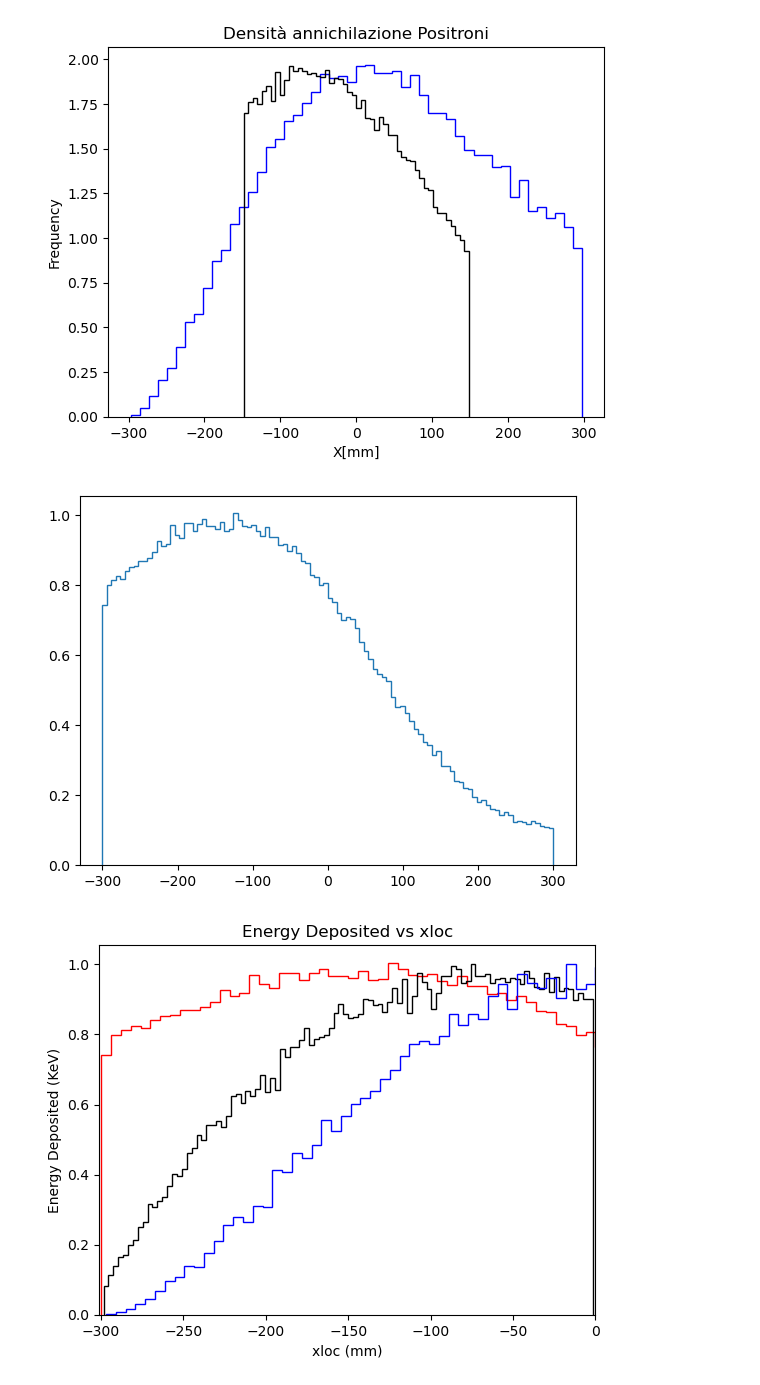
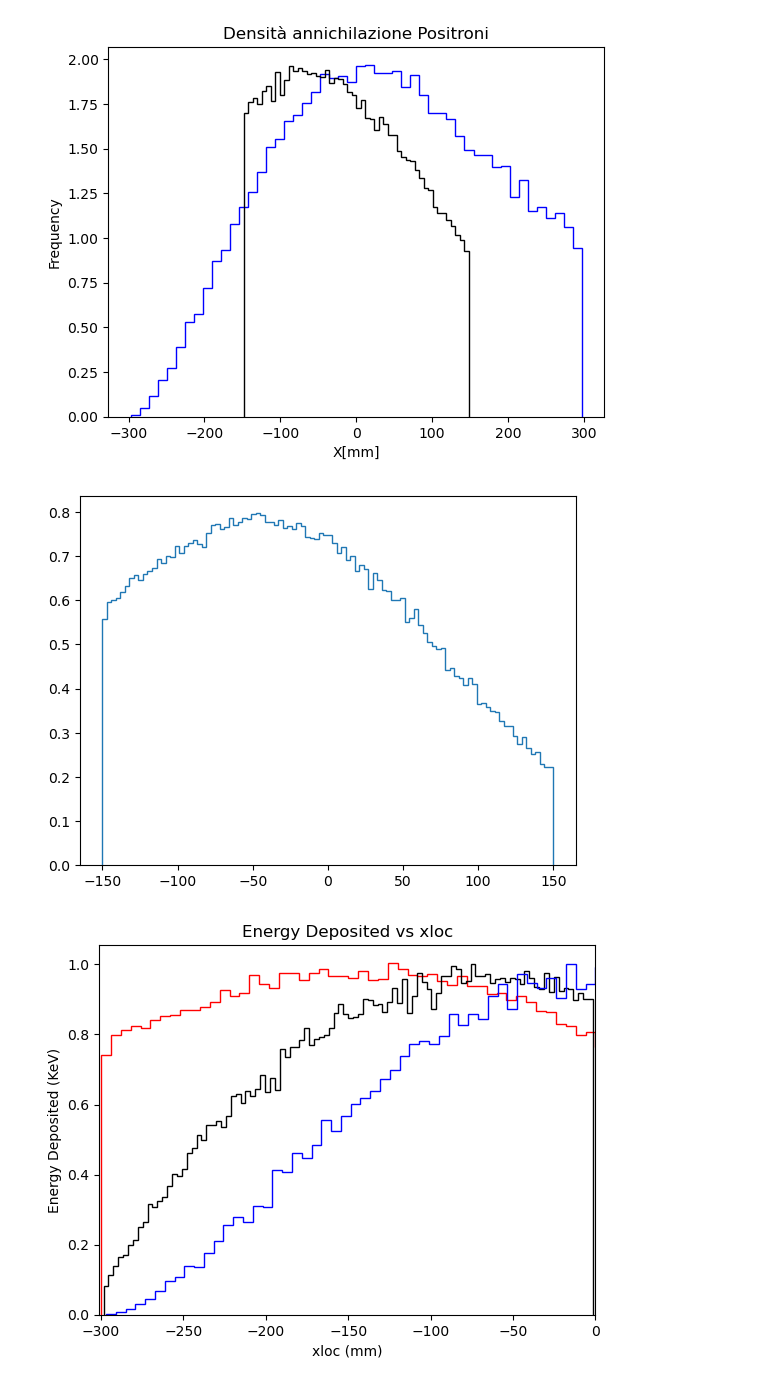
Before and after one commit to francescouni0/Online-Monitoring, a Jupyter notebook: Brem.ipynb, the cells around one changed output. Drawn from its saved outputs; the diff is of its cells as text; code cells hidden in the pictures.

```diff
--- a/Brem.ipynb
+++ b/Brem.ipynb
@@ -268,7 +268,7 @@ plt.show()
 [figure]
 # %%
 
-file = uproot.open("dati/cilindrofan/150mev/Hitsdose60cm.root")
+file = uproot.open("build/Hits.root")
 tree = file["Hits"]
 
 data = tree.arrays(library="pd")
@@ -278,10 +278,10 @@ edep= data['EDep']
 xloc= data['xloc']
 # %%
 edep=np.array(edep)/17500
-plt.hist(xloc,weights=edep,bins=100,histtype='step',range=(-300,300))
+plt.hist(xloc,weights=edep,bins=100,histtype='step',range=(-150,150))
 plt.show()
 # %% [output]
-[figure, old version]
+[figure, new version]
 # %%
 plt.hist(xloc,weights=edep,bins=100,histtype='step',color='red')
 
```
Also changed, not shown: parts of 3 cells of this notebook, 3 other files.
